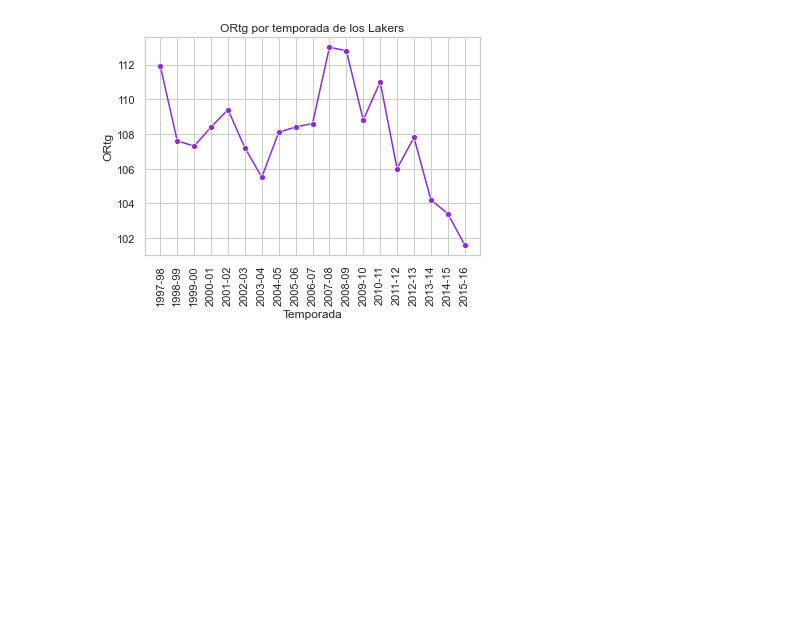
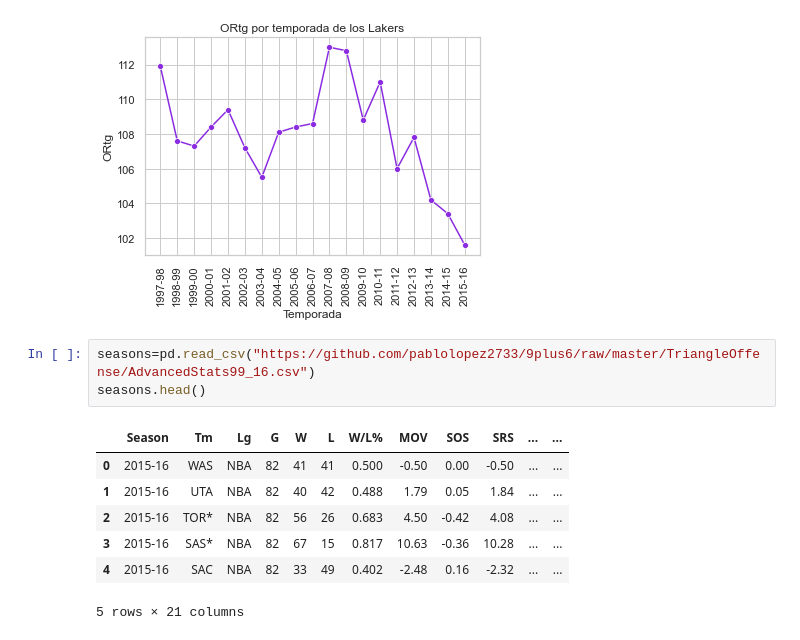
Before and after one commit to pablolopez2733/9plus6, a Jupyter notebook: TriangleOffense/OffensiveRatings.ipynb, the cells around one changed output. Drawn from its saved outputs; the diff is of its cells as text; blank space fills up the shorter version.

```diff
--- a/TriangleOffense/OffensiveRatings.ipynb
+++ b/TriangleOffense/OffensiveRatings.ipynb
@@ -39,3 +43,14 @@ ax.set_title('ORtg por temporada de los Lakers')
 sns.set_style("whitegrid")
 # %% [output]
 [figure]
+# %%
+seasons=pd.read_csv("https://github.com/pablolopez2733/9plus6/raw/master/TriangleOffense/AdvancedStats99_16.csv")
+seasons.head()
+# %% [output]
+|  | Season | Tm | Lg | G | W | L | W/L% | MOV | SOS | SRS | ... | ... |
+| 0 | 2015-16 | WAS | NBA | 82 | 41 | 41 | 0.500 | -0.50 | 0.00 | -0.50 | ... | ... |
+| 1 | 2015-16 | UTA | NBA | 82 | 40 | 42 | 0.488 | 1.79 | 0.05 | 1.84 | ... | ... |
+| 2 | 2015-16 | TOR* | NBA | 82 | 56 | 26 | 0.683 | 4.50 | -0.42 | 4.08 | ... | ... |
+| 3 | 2015-16 | SAS* | NBA | 82 | 67 | 15 | 0.817 | 10.63 | -0.36 | 10.28 | ... | ... |
+| 4 | 2015-16 | SAC | NBA | 82 | 33 | 49 | 0.402 | -2.48 | 0.16 | -2.32 | ... | ... |
+5 rows × 21 columns
```
Also changed, not shown: parts of 5 cells of this notebook.
